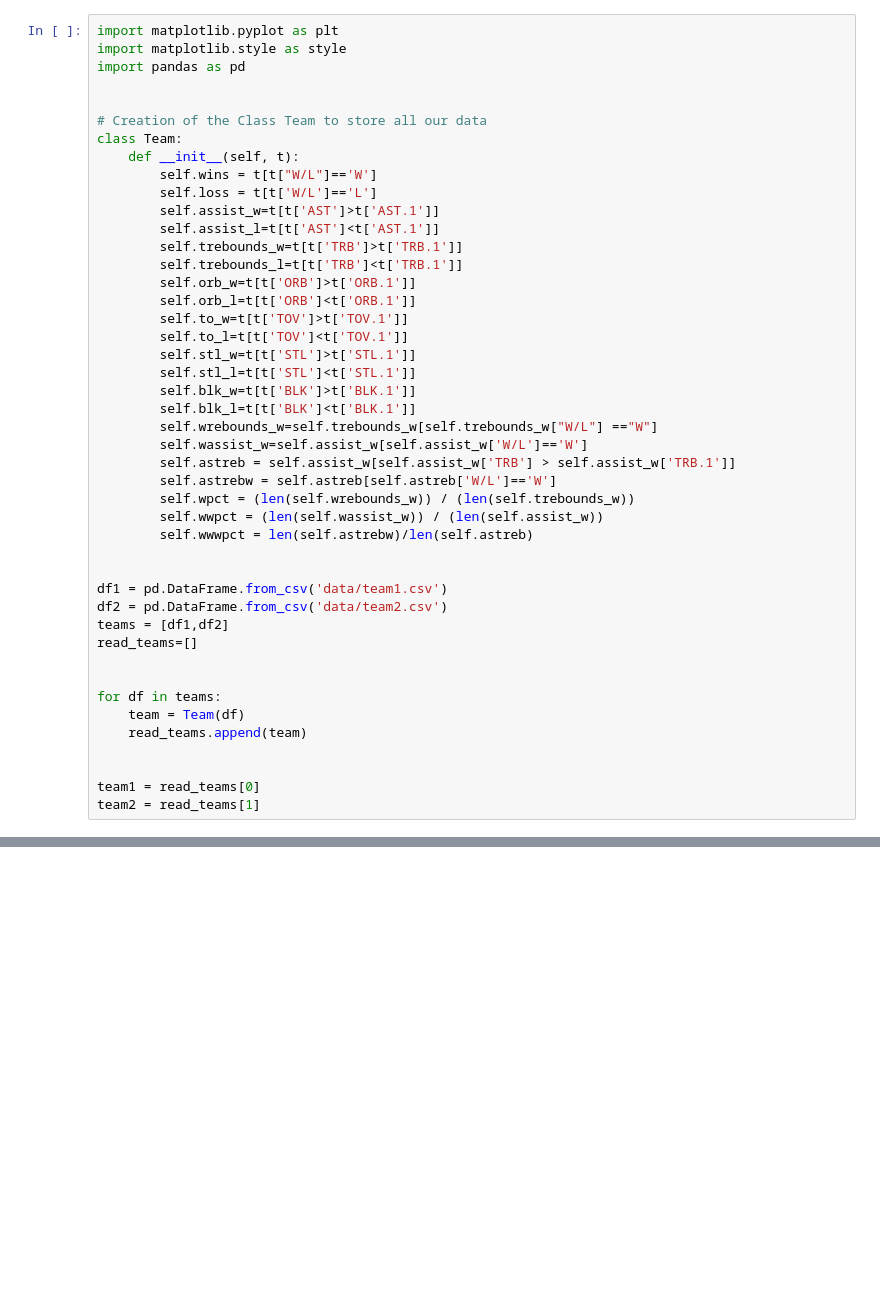
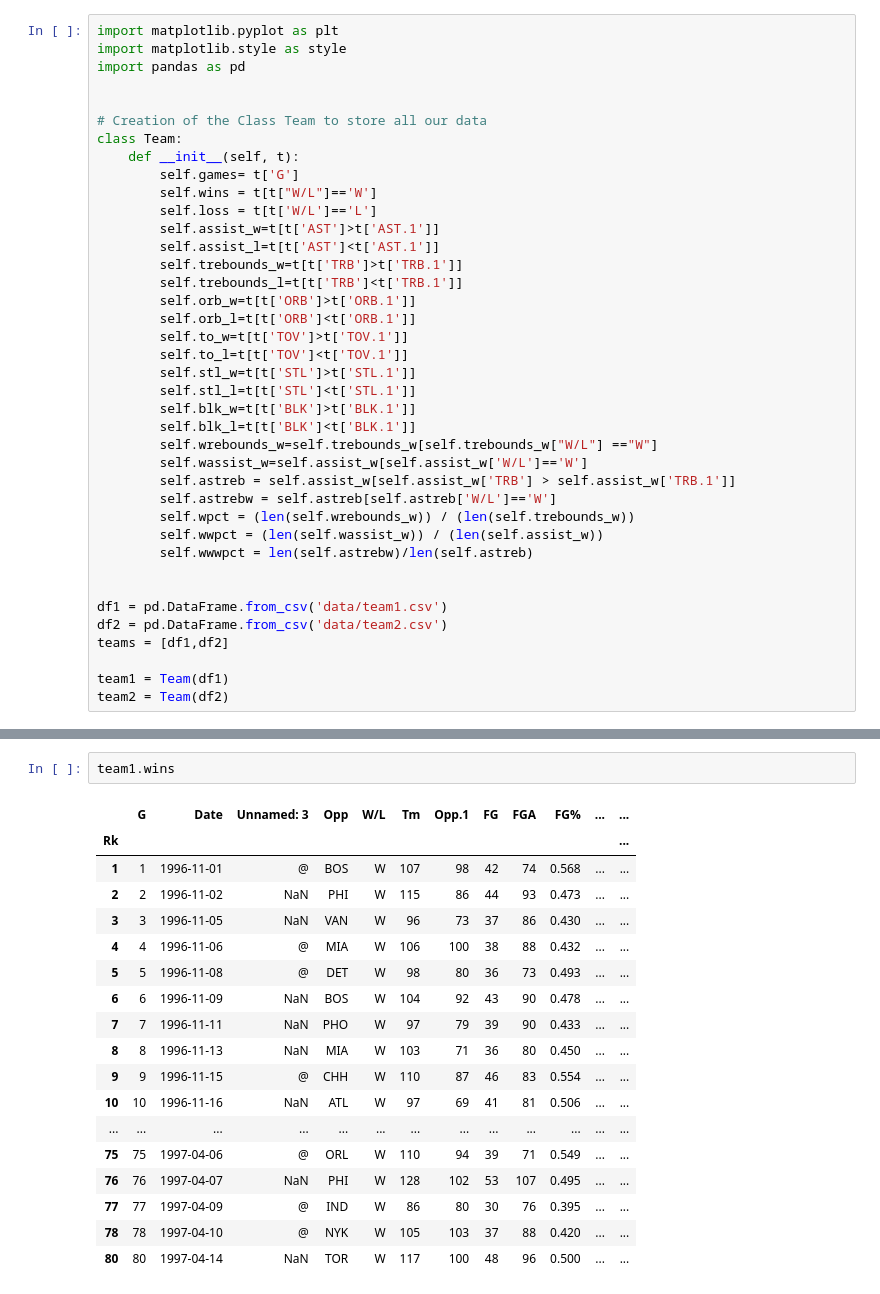
Before and after one commit to viseth89/nbapython, a Jupyter notebook: two_teams.ipynb, the cells around one changed output, grey strips where cells are left out. Drawn from its saved outputs; the diff is of its cells as text; blank space fills up the shorter version.

```diff
--- a/two_teams.ipynb
+++ b/two_teams.ipynb
@@ -7,6 +7,7 @@ import pandas as pd
 # Creation of the Class Team to store all our data
 class Team:
     def __init__(self, t):
+        self.games= t['G']
         self.wins = t[t["W/L"]=='W']
         self.loss = t[t['W/L']=='L']
         self.assist_w=t[t['AST']>t['AST.1']]
@@ -33,13 +34,6 @@ class Team:
 df1 = pd.DataFrame.from_csv('data/team1.csv')
 df2 = pd.DataFrame.from_csv('data/team2.csv')
 teams = [df1,df2]
-read_teams=[]
 
-
-for df in teams:
-    team = Team(df)
-    read_teams.append(team)
-
-
-team1 = read_teams[0]
-team2 = read_teams[1]
+team1 = Team(df1)
+team2 = Team(df2)
@@ -45,0 +87,21 @@ team2 = read_teams[1]
+# %%
+team1.wins
+# %% [output]
+|  | G | Date | Unnamed: 3 | Opp | W/L | Tm | Opp.1 | FG | FGA | FG% | ... | ... |
+| Rk |  |  |  |  |  |  |  |  |  |  |  | ... |
+| 1 | 1 | 1996-11-01 | @ | BOS | W | 107 | 98 | 42 | 74 | 0.568 | ... | ... |
+| 2 | 2 | 1996-11-02 | NaN | PHI | W | 115 | 86 | 44 | 93 | 0.473 | ... | ... |
+| 3 | 3 | 1996-11-05 | NaN | VAN | W | 96 | 73 | 37 | 86 | 0.430 | ... | ... |
+| 4 | 4 | 1996-11-06 | @ | MIA | W | 106 | 100 | 38 | 88 | 0.432 | ... | ... |
+| 5 | 5 | 1996-11-08 | @ | DET | W | 98 | 80 | 36 | 73 | 0.493 | ... | ... |
+| 6 | 6 | 1996-11-09 | NaN | BOS | W | 104 | 92 | 43 | 90 | 0.478 | ... | ... |
+| 7 | 7 | 1996-11-11 | NaN | PHO | W | 97 | 79 | 39 | 90 | 0.433 | ... | ... |
+| 8 | 8 | 1996-11-13 | NaN | MIA | W | 103 | 71 | 36 | 80 | 0.450 | ... | ... |
+| 9 | 9 | 1996-11-15 | @ | CHH | W | 110 | 87 | 46 | 83 | 0.554 | ... | ... |
+| 10 | 10 | 1996-11-16 | NaN | ATL | W | 97 | 69 | 41 | 81 | 0.506 | ... | ... |
+| ... | ... | ... | ... | ... | ... | ... | ... | ... | ... | ... | ... | ... |
+| 75 | 75 | 1997-04-06 | @ | ORL | W | 110 | 94 | 39 | 71 | 0.549 | ... | ... |
+| 76 | 76 | 1997-04-07 | NaN | PHI | W | 128 | 102 | 53 | 107 | 0.495 | ... | ... |
+| 77 | 77 | 1997-04-09 | @ | IND | W | 86 | 80 | 30 | 76 | 0.395 | ... | ... |
+| 78 | 78 | 1997-04-10 | @ | NYK | W | 105 | 103 | 37 | 88 | 0.420 | ... | ... |
+| 80 | 80 | 1997-04-14 | NaN | TOR | W | 117 | 100 | 48 | 96 | 0.500 | ... | ... |
```
Also changed, not shown: parts of 10 cells of this notebook, 1 other file.
